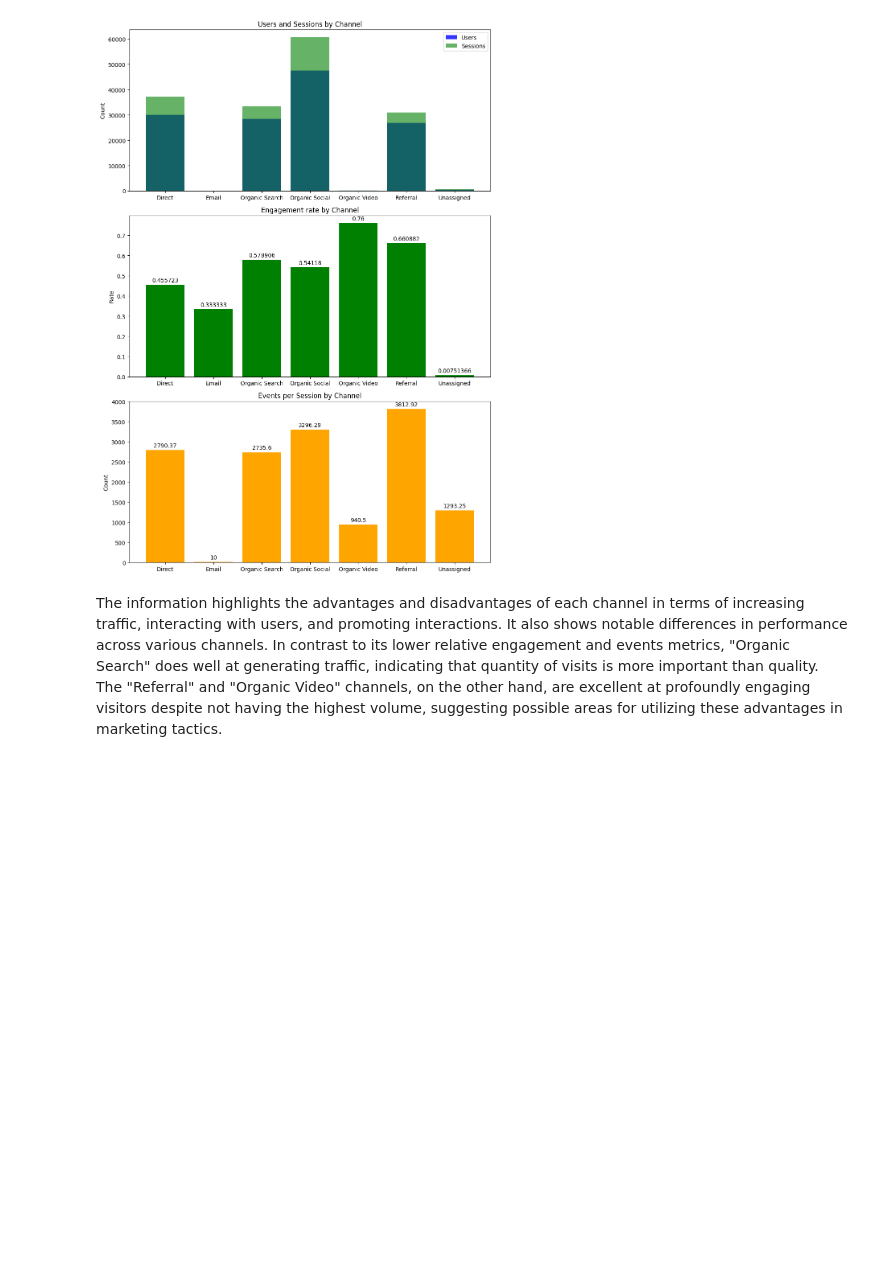
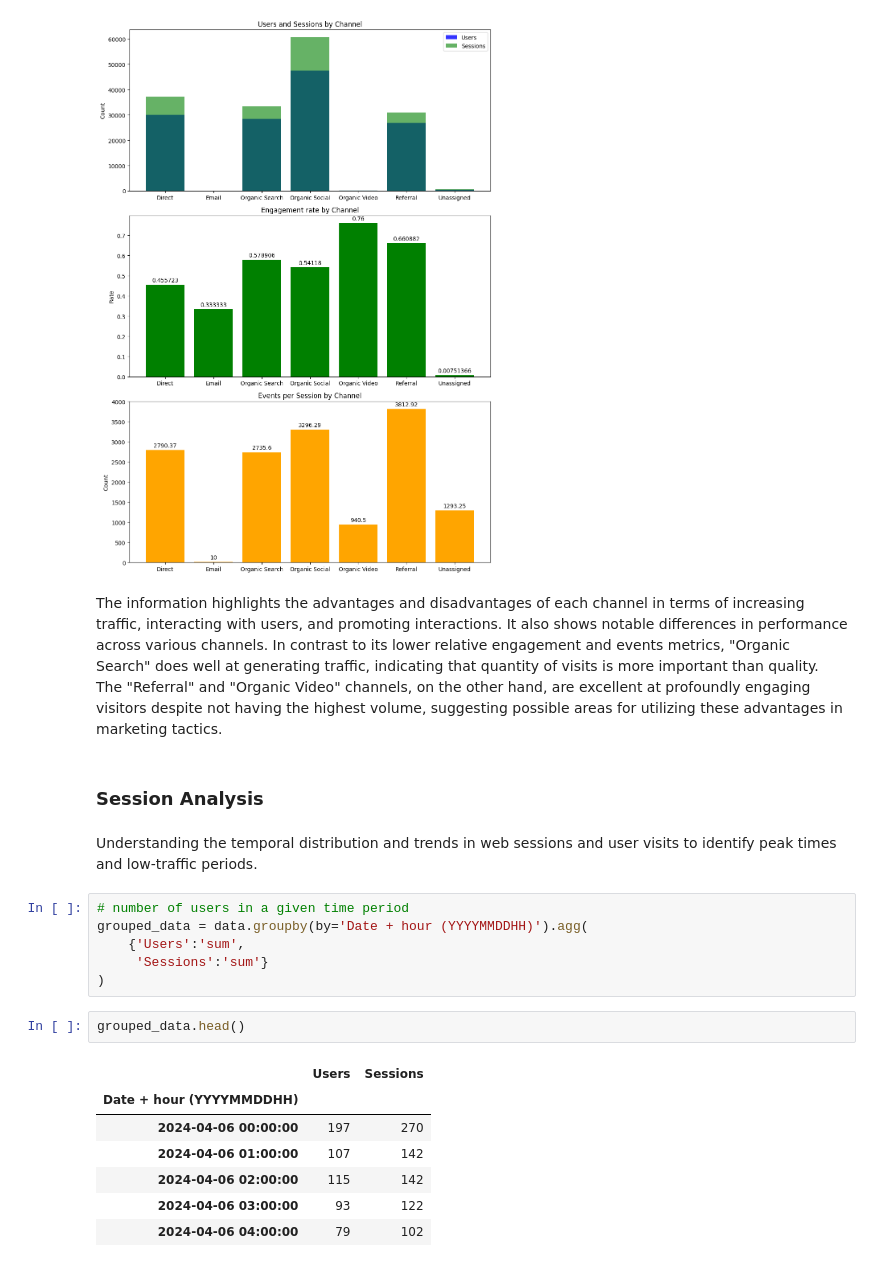
Before and after one commit to Tanwar-Aastha/Website-Performance-Analysis, a Jupyter notebook: performance_analysis.ipynb, the cells around one changed output. Cells and saved outputs as stored; diff of their text form; blank space fills up the shorter version.

```diff
--- a/performance_analysis.ipynb
+++ b/performance_analysis.ipynb
@@ -266,3 +266,23 @@ plt.show()
 [figure]
 # %% [markdown]
 The information highlights the advantages and disadvantages of each channel in terms of increasing traffic, interacting with users, and promoting interactions. It also shows notable differences in performance across various channels. In contrast to its lower relative engagement and events metrics, "Organic Search" does well at generating traffic, indicating that quantity of visits is more important than quality. The "Referral" and "Organic Video" channels, on the other hand, are excellent at profoundly engaging visitors despite not having the highest volume, suggesting possible areas for utilizing these advantages in marketing tactics.
+# %% [markdown]
+### **Session Analysis**
+# %% [markdown]
+Understanding the temporal distribution and trends in web sessions and user visits to identify peak times and low-traffic periods.
+# %%
+# number of users in a given time period
+grouped_data = data.groupby(by='Date + hour (YYYYMMDDHH)').agg(
+    {'Users':'sum',
+     'Sessions':'sum'}
+)
+# %%
+grouped_data.head()
+# %% [output]
+|  | Users | Sessions |
+| Date + hour (YYYYMMDDHH) |  |  |
+| 2024-04-06 00:00:00 | 197 | 270 |
+| 2024-04-06 01:00:00 | 107 | 142 |
+| 2024-04-06 02:00:00 | 115 | 142 |
+| 2024-04-06 03:00:00 | 93 | 122 |
+| 2024-04-06 04:00:00 | 79 | 102 |
```
Also changed, not shown: parts of 7 cells of this notebook.
